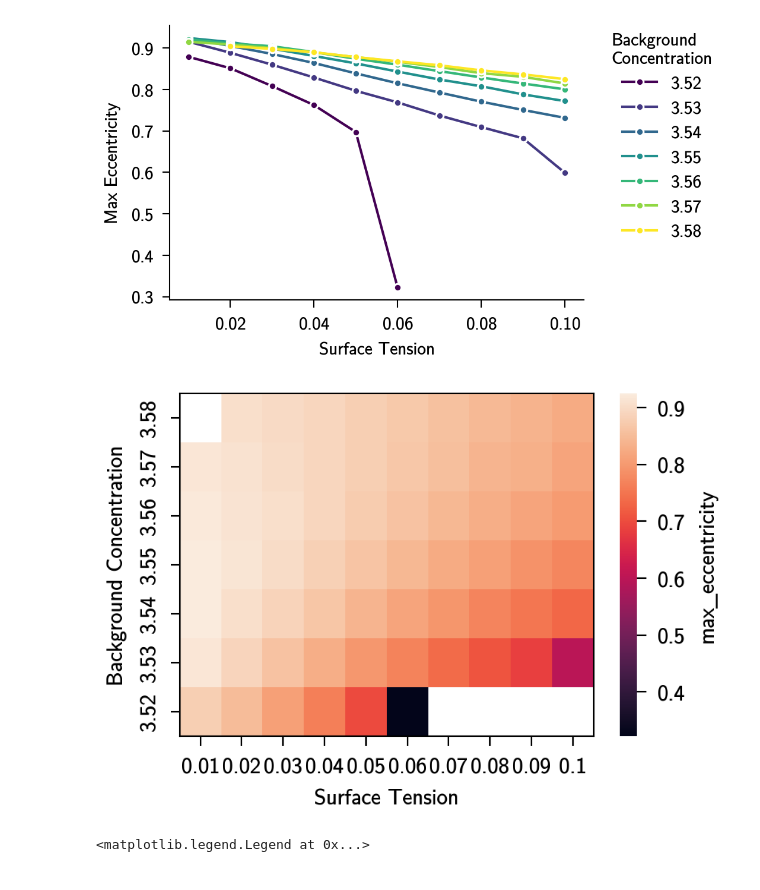
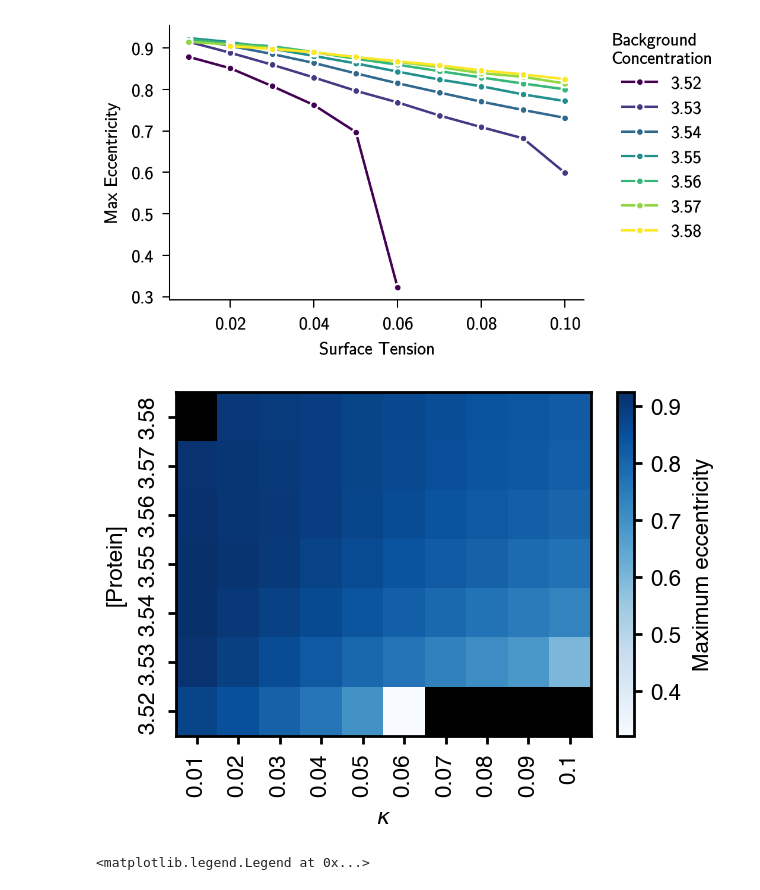
Before and after one commit to gohdavid/CoupledEPCondensates, a Jupyter notebook: workspace/01_Analysis/20240218_SurfaceTension.ipynb, the cells around one changed output. Cells and saved outputs as stored; diff of their text form; code cells hidden in the pictures.

```diff
--- a/workspace/01_Analysis/20240218_SurfaceTension.ipynb
+++ b/workspace/01_Analysis/20240218_SurfaceTension.ipynb
@@ -72,21 +73,29 @@ pivot = df.pivot(index="initial_values",columns="kappa_tilde",values=["max_eccen
 # %%
 variable = "n_condensate"
 cbarlabel = variable
-fig, ax = plt.subplots()
+fig, ax = plt.subplots(figsize=(8.5*_CM,8.5*_CM*2/3))
 g = sns.heatmap(pivot[variable], ax = ax,
                 cbar_kws={'label': ""},
                 cmap=sns.color_palette(sns.color_palette("Pastel2")[:3]),
                 vmin=0,vmax=2)
+
 colorbar = ax.collections[0].colorbar
 
 ax.invert_yaxis()
-ax.set_xlabel("Surface Tension")
-ax.set_ylabel("Background Concentration")
+ax.set_xlabel("$\kappa$")
+ax.set_ylabel("[Protein]")
 for spine in ax.spines:
     ax.spines[spine].set_visible(True)
 
 n = 3
 r = colorbar.vmax - colorbar.vmin
 colorbar.set_ticks([colorbar.vmin + r / n * (0.5 + i) for i in range(n)])
-colorbar.set_ticklabels(["Dissolution", "Flow", "Nucleation"])
+colorbar.set_ticklabels(["Dissolution", "Directed motion", "Renucleation"])
+
+ax.tick_params(axis='x', labelrotation=30)
+
+# colorbar.remove()
+
+plt.savefig(_FIGURE_DIR / "SIFig_SurfaceTension.pdf")
+plt.savefig(_FIGURE_DIR / "SIFig_SurfaceTension.png")
 # %% [output]
@@ -108,16 +117,33 @@ ax.legend(bbox_to_anchor=(1.05, 1), loc=2, borderaxespad=0., title="Background\n
 # %%
 variable = "max_eccentricity"
 cbarlabel = variable
-fig, ax = plt.subplots()
-g = sns.heatmap(pivot[variable], ax = ax,
-                cbar_kws={'label': "max_eccentricity"})
+fig, ax = plt.subplots(figsize=(8.5*_CM,8.5*_CM*2/3))
+
+cmap = sns.color_palette("Blues", as_cmap=True)
+cmap.set_bad(color='black')
+
+g = sns.heatmap(
+    pivot[variable],
+    ax = ax,
+    cbar_kws={
+        'label': "Maximum eccentricity",
+    },
+    cmap = cmap,
+    )
 ax.invert_yaxis()
-ax.set_xlabel("Surface Tension")
-ax.set_ylabel("Background Concentration")
+ax.set_xlabel("$\kappa$")
+ax.set_ylabel("[Protein]")
+
+cbar = g.collections[0].colorbar
+cbar.outline.set_linewidth(1)
+
 for spine in ax.spines:
     ax.spines[spine].set_visible(True)
+
+plt.savefig(_FIGURE_DIR / "SIFig_SurfaceTensionEccentricity.pdf")
+plt.savefig(_FIGURE_DIR / "SIFig_SurfaceTensionEccentricity.png")
 # %% [output]
-[figure, old version]
+[figure, new version]
 # %%
 variable = "max_variance"
 cbarlabel = variable
```
Also changed, not shown: parts of 5 cells of this notebook, 6 other files.
